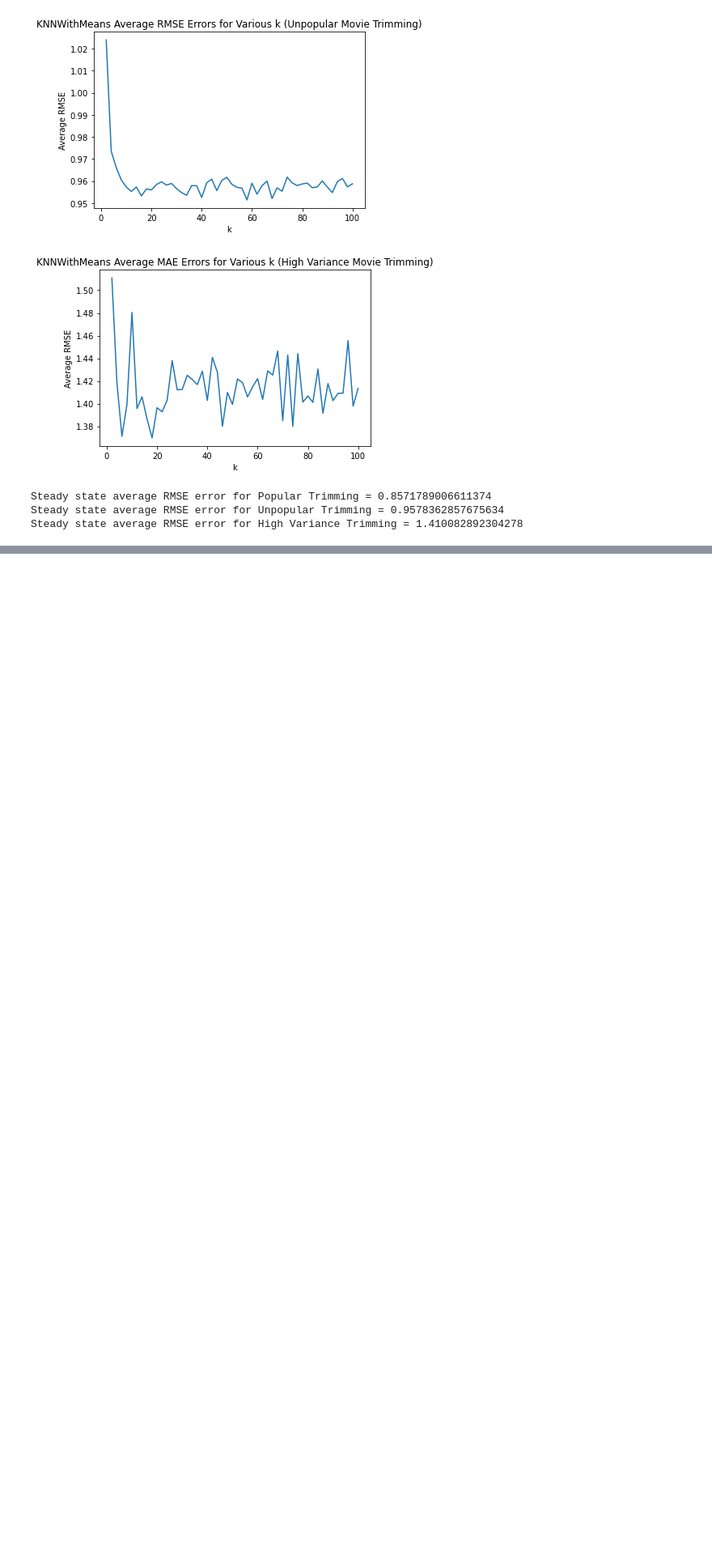
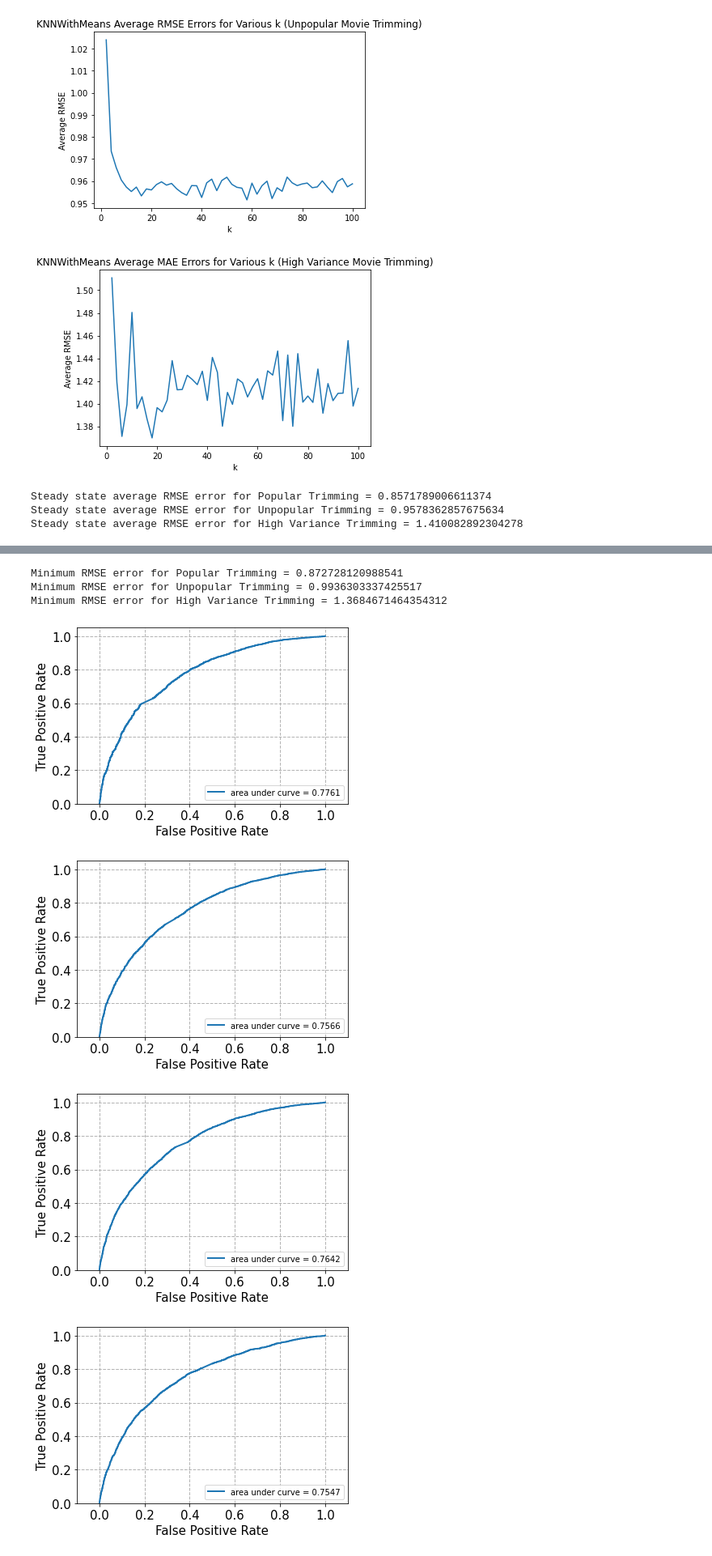
Before and after one commit to ztucker4/ECE219_Winter2021, a Jupyter notebook: Project_3/Project_3.ipynb, the cells around one changed output, grey strips where cells are left out. Shown at 81% size. Cells and saved outputs as stored; diff of their text form; code cells hidden in the pictures; blank space fills up the shorter version.

```diff
--- a/Project_3/Project_3.ipynb
+++ b/Project_3/Project_3.ipynb
@@ -920,0 +555,67 @@ print("MF w/ Bias Average RMSE error for High Variance Trimming = {}".format(min
+# %%
+#Q19-21
+
+print("NNMF Minimum RMSE error for Popular Trimming = {}".format(min(rmse_vals_19)))
+print("NNMF Minimum RMSE error for Unpopular Trimming = {}".format(min(rmse_vals_20)))
+print("NNMF Minimum RMSE error for High Variance Trimming = {}".format(min(rmse_vals_21)))
+# %% [output]
+Minimum RMSE error for Popular Trimming = 0.872728120988541
+Minimum RMSE error for Unpopular Trimming = 0.9936303337425517
+Minimum RMSE error for High Variance Trimming = 1.3684671464354312
+# %%
+#Q22
+#best k = 18 for both RMSE and MAE
+from surprise.model_selection import train_test_split
+from sklearn import metrics
+
+nnmf_best_k = 18
+def plot_roc(fpr, tpr):
+    #helper function taken from discussion notebook
+    fig, ax = plt.subplots()
+
+    roc_auc = metrics.auc(fpr,tpr)
+
+    ax.plot(fpr, tpr, lw=2, label= 'area under curve = %0.4f' % roc_auc)
+
+    ax.grid(color='0.7', linestyle='--', linewidth=1)
+
+    ax.set_xlim([-0.1, 1.1])
+    ax.set_ylim([0.0, 1.05])
+    ax.set_xlabel('False Positive Rate',fontsize=15)
+    ax.set_ylabel('True Positive Rate',fontsize=15)
+
+    ax.legend(loc="lower right")
+
+    for label in ax.get_xticklabels()+ax.get_yticklabels():
+        label.set_fontsize(15)
+
+threshold_values = [2.5,3,3.5,4]
+ratings_df_pd = pandas.read_csv('ratings.csv')
+ratings_df_sup = ratings_df_pd.drop(labels='timestamp', axis=1)
+reader_df_pd = Reader(skip_lines=1, rating_scale=(0.5, 5))
+ratings_df_sup = Dataset.load_from_df(ratings_df_sup, reader_df_pd)
+
+for i in threshold_values:
+    trainset, testset = train_test_split(ratings_df_sup, test_size=.1)
+
+    curr_algo = NMF(n_factors=nnmf_best_k)
+    curr_algo.fit(trainset)
+    predictions = curr_algo.test(testset)
+
+    #Normalize predictions between 0 and 1?
+    preds_list = [elem[3]/5 for elem in predictions]
+
+    #need 1D list to match preds_list
+    true_list = []
+    for j in range(len(testset)):
+        elem = 0 if testset[j][2] <= i else 1
+        true_list.append(elem)
+
+
+    fpr, tpr, thresholds = metrics.roc_curve(true_list, preds_list)
+    plot_roc(fpr,tpr)
+# %% [output]
+[figure, added]
+[figure, added]
+[figure, added]
+[figure, added]
```
Also changed, not shown: parts of 27 cells of this notebook.
